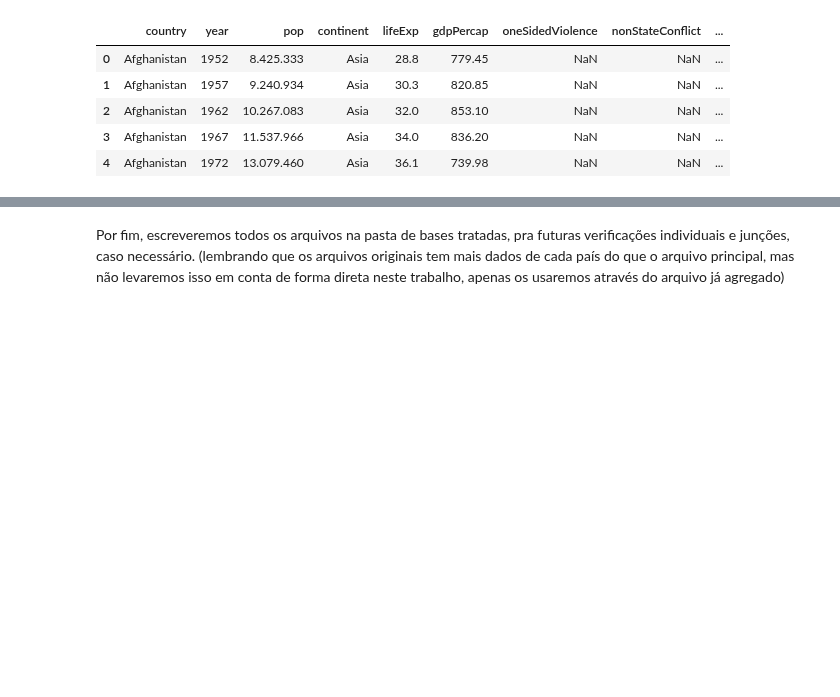
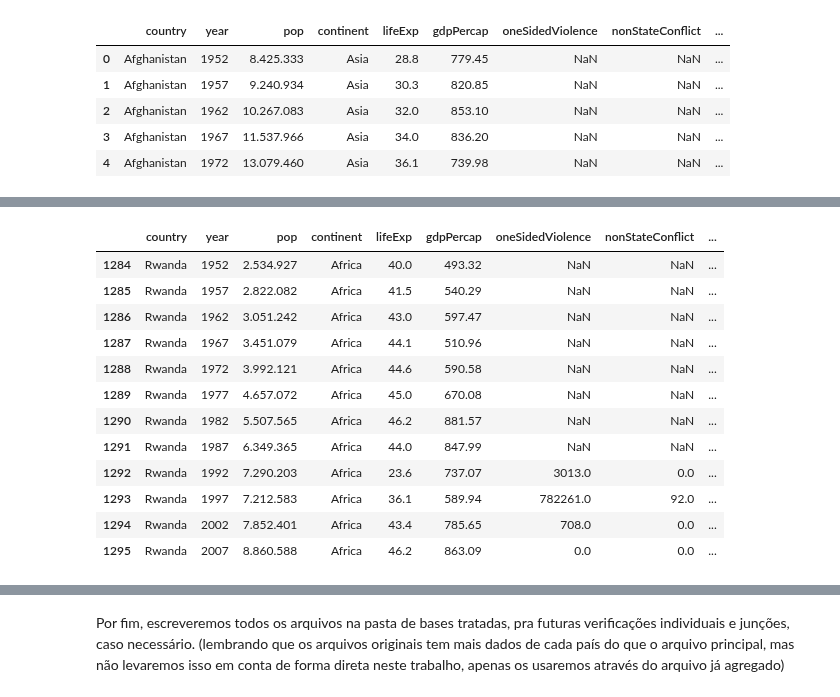
Before and after one commit to brunobgcardoso/avaliacao-python-ciencia-dados, a Jupyter notebook: src/Projeto.ipynb, the cells around one changed output, grey strips where cells are left out. Drawn from its saved outputs; the diff is of its cells as text; code cells hidden in the pictures; blank space fills up the shorter version.

```diff
--- a/src/Projeto.ipynb
+++ b/src/Projeto.ipynb
@@ -598,0 +632,19 @@ Dimensão: (1704, 17)
+# %%
+# Analisar o caso da Rwanda pra ver o outlier mais de perto:
+filtro = juncao['country'] == 'Rwanda'
+ausentes = juncao[filtro].index
+juncao.loc[ausentes].head(20)
+# %% [output]
+|  | country | year | pop | continent | lifeExp | gdpPercap | oneSidedViolence | nonStateConflict | ... |
+| 1284 | Rwanda | 1952 | 2.534.927 | Africa | 40.0 | 493.32 | NaN | NaN | ... |
+| 1285 | Rwanda | 1957 | 2.822.082 | Africa | 41.5 | 540.29 | NaN | NaN | ... |
+| 1286 | Rwanda | 1962 | 3.051.242 | Africa | 43.0 | 597.47 | NaN | NaN | ... |
+| 1287 | Rwanda | 1967 | 3.451.079 | Africa | 44.1 | 510.96 | NaN | NaN | ... |
+| 1288 | Rwanda | 1972 | 3.992.121 | Africa | 44.6 | 590.58 | NaN | NaN | ... |
+| 1289 | Rwanda | 1977 | 4.657.072 | Africa | 45.0 | 670.08 | NaN | NaN | ... |
+| 1290 | Rwanda | 1982 | 5.507.565 | Africa | 46.2 | 881.57 | NaN | NaN | ... |
+| 1291 | Rwanda | 1987 | 6.349.365 | Africa | 44.0 | 847.99 | NaN | NaN | ... |
+| 1292 | Rwanda | 1992 | 7.290.203 | Africa | 23.6 | 737.07 | 3013.0 | 0.0 | ... |
+| 1293 | Rwanda | 1997 | 7.212.583 | Africa | 36.1 | 589.94 | 782261.0 | 92.0 | ... |
+| 1294 | Rwanda | 2002 | 7.852.401 | Africa | 43.4 | 785.65 | 708.0 | 0.0 | ... |
+| 1295 | Rwanda | 2007 | 8.860.588 | Africa | 46.2 | 863.09 | 0.0 | 0.0 | ... |
```
Also changed, not shown: parts of 29 cells of this notebook, 7 other files.
